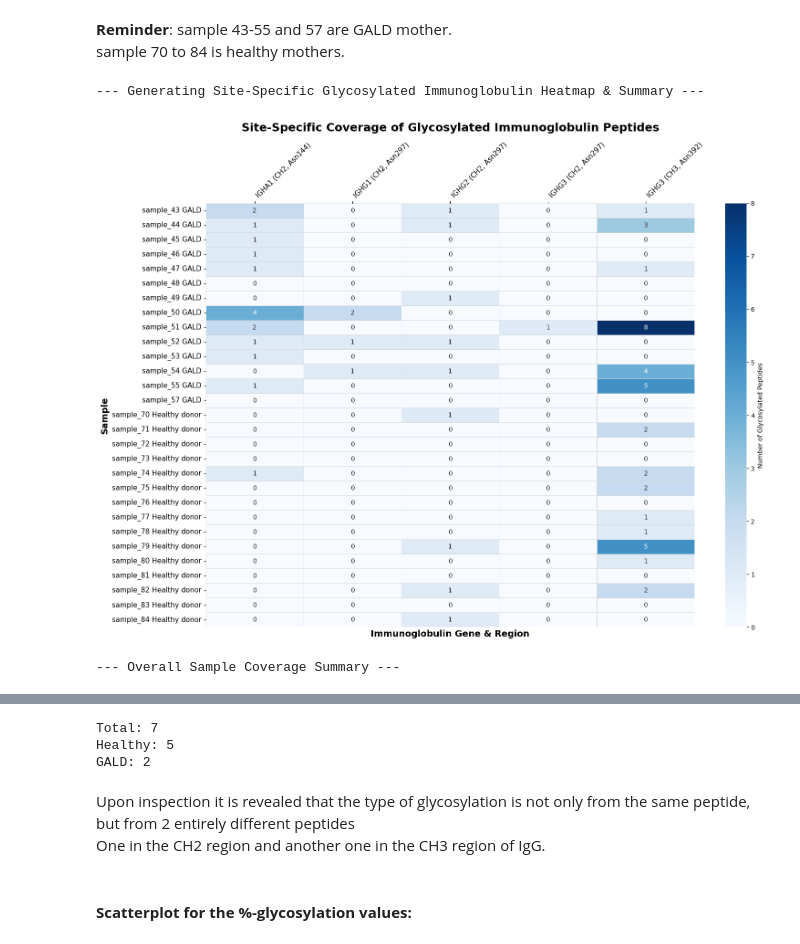
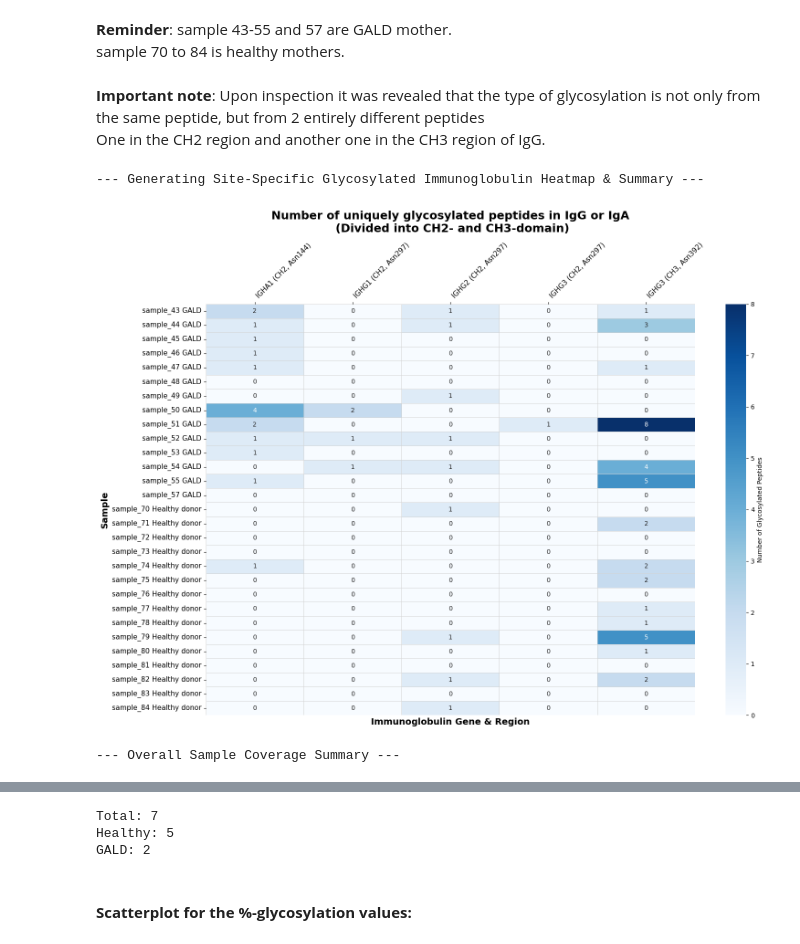
Before and after one commit to Henrikk17/Scripts-for-proteomic-analysis-of-immunoprecipitation-data-from-GALD, a Jupyter notebook: scripts/github_antibody_glycosylation_and_subclass_analysis.ipynb, the cells around one changed output, grey strips where cells are left out. Saved outputs shown, nothing was run; the diff lists cells and outputs as text; code cells hidden in the pictures.

```diff
--- a/scripts/github_antibody_glycosylation_and_subclass_analysis.ipynb
+++ b/scripts/github_antibody_glycosylation_and_subclass_analysis.ipynb
@@ -419,7 +449,12 @@ Coverage of any peptides in the entire dataset:
 # %% [markdown]
 **Reminder**: sample 43-55 and 57 are GALD mother. <br>
 sample 70 to 84 is healthy mothers.
+# %% [markdown]
+**Important note**: Upon inspection it was revealed that the type of glycosylation is not only from the same peptide, but from 2 entirely different peptides <br>
+One in the CH2 region and another one in the CH3 region of IgG.
 # %%
+#Heat map of number of uniquely glycosylated antibody peptides.
+
 import pandas as pd
 import seaborn as sns
 import matplotlib.pyplot as plt
@@ -429,7 +464,7 @@ print("--- Generating Site-Specific Glycosylated Immunoglobulin Heatmap & Summar
 # ==========================================
 # 1. LOAD THE ANNOTATION MAPPING
 # ==========================================
-annot_df = pd.read_csv(annotation_file_run6, sep='\t')
+annot_df = pd.read_csv('../annotation_folder/experiment_annotation_run6_R1344.tsv', sep='\t')
 annot_df['sample_clean'] = annot_df['sample'].astype(str).str.strip()
 annot_df['condition_clean'] = annot_df['condition'].astype(str).str.strip()
 
@@ -459,6 +494,10 @@ ordered_samples = [s for s in ordered_samples if s in master_samples_present]
 # 3. SITE-SPECIFIC MAPPING LOGIC
 # ==========================================
 # We define a function to map the gene + peptide sequence to a specific biological site
+
+#I.e. is the peptide from the CH2 domain or the CH3 domain of the antibody.
+
+
 def assign_glyco_site(row):
     gene = str(row.get('Gene', ''))
     peptide = str(row.get('Peptide', '')) # FragPipe usually stores sequence in 'Peptide'
@@ -517,37 +556,37 @@ sns.heatmap(
     cbar_kws={'label': 'Number of Glycosylated Peptides'}
 )
 
-plt.title('Site-Specific Coverage of Glycosylated Immunoglobulin Peptides', fontsize=18, weight='bold', pad=15)
+plt.title('Number of uniquely glycosylated peptides in IgG or IgA\n (Divided into CH2- and CH3-domain)', fontsize=18, weight='bold', pad=15)
 plt.ylabel('Sample', fontsize=14, weight='bold')
 plt.xlabel('Immunoglobulin Gene & Region', fontsize=14, weight='bold')
 plt.tick_params(axis='x', bottom=False, top=True, labelbottom=False, labeltop=True)
 plt.xticks(rotation=45, ha='left', fontsize=11)
 plt.yticks(fontsize=11)
 plt.tight_layout()
 plt.show()
 
 # ==========================================
 # 6. GENERATE SUMMARY TABLE
 # ==========================================
 glyco_counts = antibody_pep_glyco_df['Sample_Name'].value_counts().rename('Total_Immunoglobulin_Glycosylated_Peptides')
 
 # Count biologically relevant peptides
 total_counts = master_pep_df[master_pep_df["Protein Description"].str.contains("immunoglobulin", case=False, na=False)]['Sample_Name'].value_counts().rename('Total_Immunoglobulin_Peptides_Identified')
 
 # Combine and REINDEX to ensure 0-count samples are included
 coverage_summary_df = pd.concat([glyco_counts, total_counts], axis=1)
 coverage_summary_df = coverage_summary_df.reindex(ordered_samples).fillna(0).astype(int)
 
 # Calculate Percentage
 coverage_summary_df['% Glycosylated'] = (
     (coverage_summary_df['Total_Immunoglobulin_Glycosylated_Peptides'] / coverage_summary_df['Total_Immunoglobulin_Peptides_Identified']) * 100
 ).round(2).fillna(0)
 
 print("\n--- Overall Sample Coverage Summary ---")
 display(coverage_summary_df)
 # %% [output]
 --- Generating Site-Specific Glycosylated Immunoglobulin Heatmap & Summary ---
-[figure, old version]
+[figure, new version]
 --- Overall Sample Coverage Summary ---
 |  | Total_Immunoglobulin_Glycosylated... | Total_Immunoglobulin_Peptides_Ide... | % Glycosylated |
 | Sample_Name |  |  |  |
@@ -582,6 +621,3 @@ print("GALD:", coverage_summary_df[(coverage_summary_df["Total_Immunoglobulin_Gl
 Total: 7
 Healthy: 5
 GALD: 2
-# %% [markdown]
-Upon inspection it is revealed that the type of glycosylation is not only from the same peptide, but from 2 entirely different peptides <br>
-One in the CH2 region and another one in the CH3 region of IgG.
```
Also changed, not shown: parts of 32 cells of this notebook.
